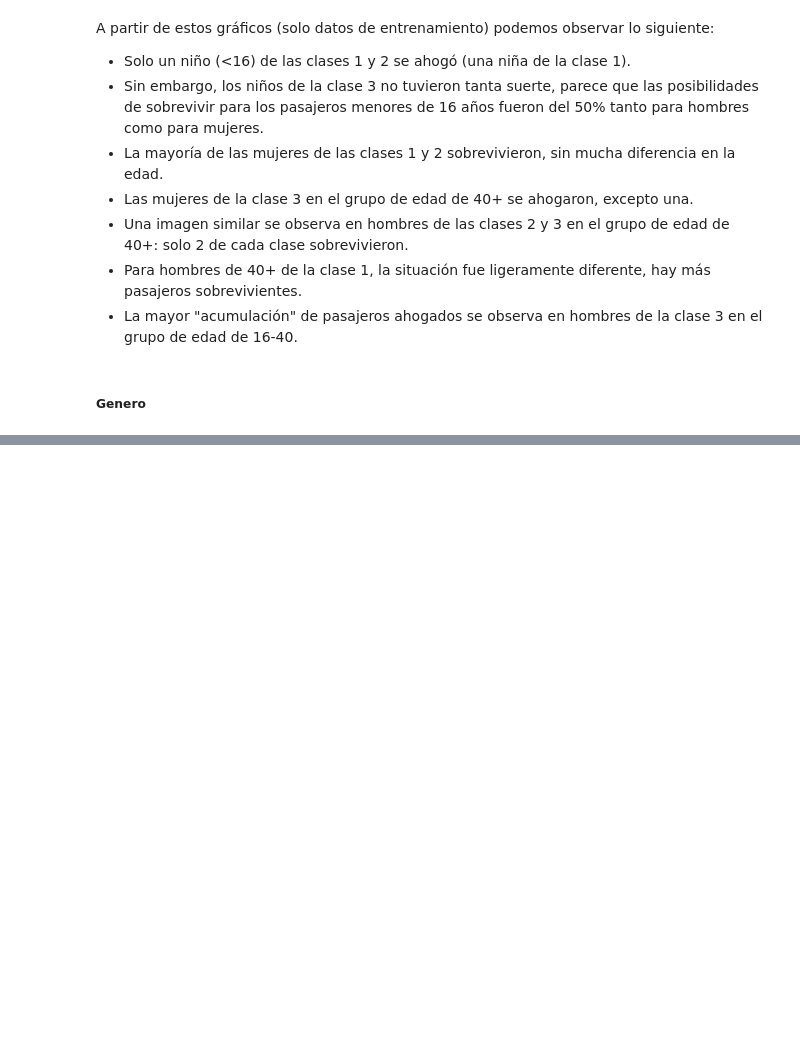
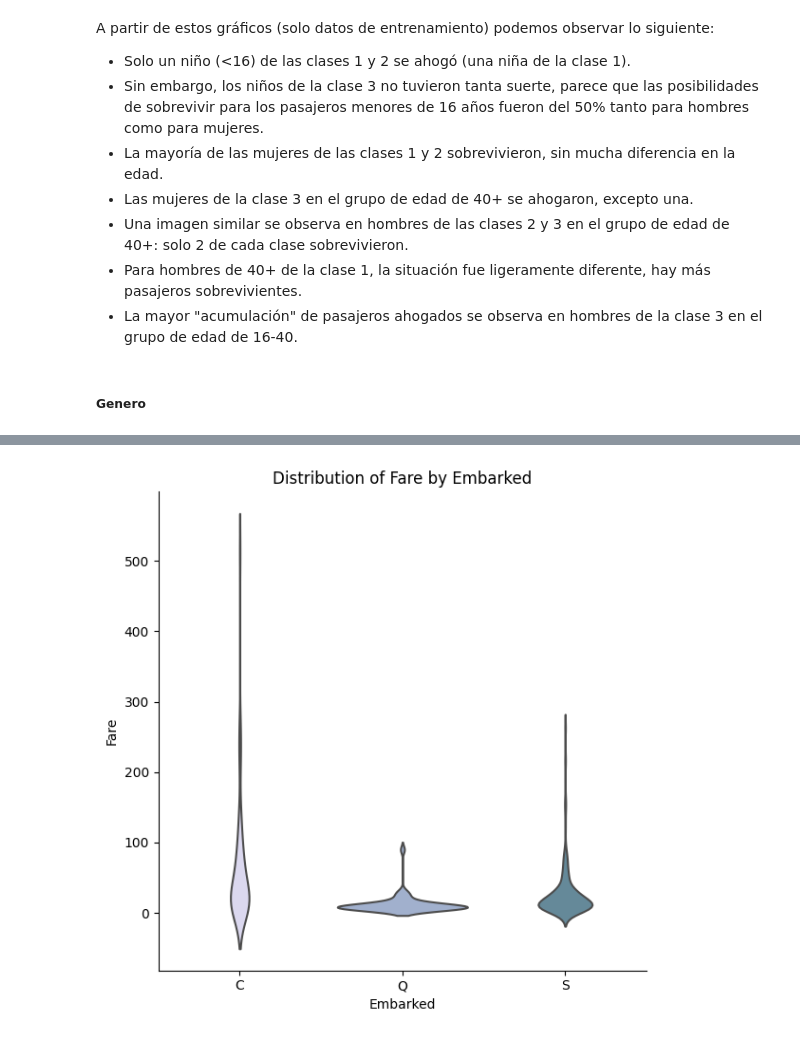
Before and after one commit to lbustio/ciencia_datos, a Jupyter notebook: 10.-python_descriptive_statistics.ipynb, the cells around one changed output, grey strips where cells are left out. Saved outputs shown, nothing was run; the diff lists cells and outputs as text; code cells hidden in the pictures; blank space fills up the shorter version.

```diff
--- a/10.-python_descriptive_statistics.ipynb
+++ b/10.-python_descriptive_statistics.ipynb
@@ -1102,0 +1123,35 @@ ValueError: could not convert string to float: 'male'
+# %%
+fig = plt.figure(figsize = (15,4))
+
+ax1 = fig.add_subplot(131)
+palette = sns.cubehelix_palette(5, start = 2)
+ax = sns.countplot(all_data['Embarked'], palette = palette, order = ['C', 'Q', 'S'], ax = ax1)
+plt.title('Number of passengers by Embarked')
+plt.ylabel('Number of passengers')
+
+# calculate passengers for each category
+labels = (all_data['Embarked'].value_counts())
+labels = labels.sort_index()
+# add result numbers on barchart
+for i, v in enumerate(labels):
+    ax.text(i, v+10, str(v), horizontalalignment = 'center', size = 10, color = 'black')
+
+
+ax2 = fig.add_subplot(132)
+surv_by_emb = all_data.groupby('Embarked')['Survived'].value_counts(normalize = True)
+surv_by_emb = surv_by_emb.unstack().sort_index()
+surv_by_emb.plot(kind='bar', stacked='True', color=["#3f3e6fd1", "#85c6a9"], ax = ax2)
+plt.title('Proportion of survived/drowned passengers by Embarked (train data)')
+plt.legend(( 'Drowned', 'Survived'), loc=(1.04,0))
+_ = plt.xticks(rotation=False)
+
+
+ax3 = fig.add_subplot(133)
+class_by_emb = all_data.groupby('Embarked')['Pclass'].value_counts(normalize = True)
+class_by_emb = class_by_emb.unstack().sort_index()
+class_by_emb.plot(kind='bar', stacked='True', color = ['#eed4d0', '#cda0aa', '#a2708e'], ax = ax3)
+plt.legend(('1st class', '2nd class', '3rd class'), loc=(1.04,0))
+plt.title('Proportion of clases by Embarked')
+_ = plt.xticks(rotation=False)
+
+plt.tight_layout()
@@ -1102,0 +1165,7 @@ ValueError: could not convert string to float: 'male'
+# %%
+sns.catplot(x="Embarked", y="Fare", kind="violin", inner=None,
+            data=all_data, height = 6, palette = palette, order = ['C', 'Q', 'S'])
+plt.title('Distribution of Fare by Embarked')
+plt.tight_layout()
+# %% [output]
+[figure, added]
```
Also changed, not shown: parts of 66 cells of this notebook, 2 other files.
